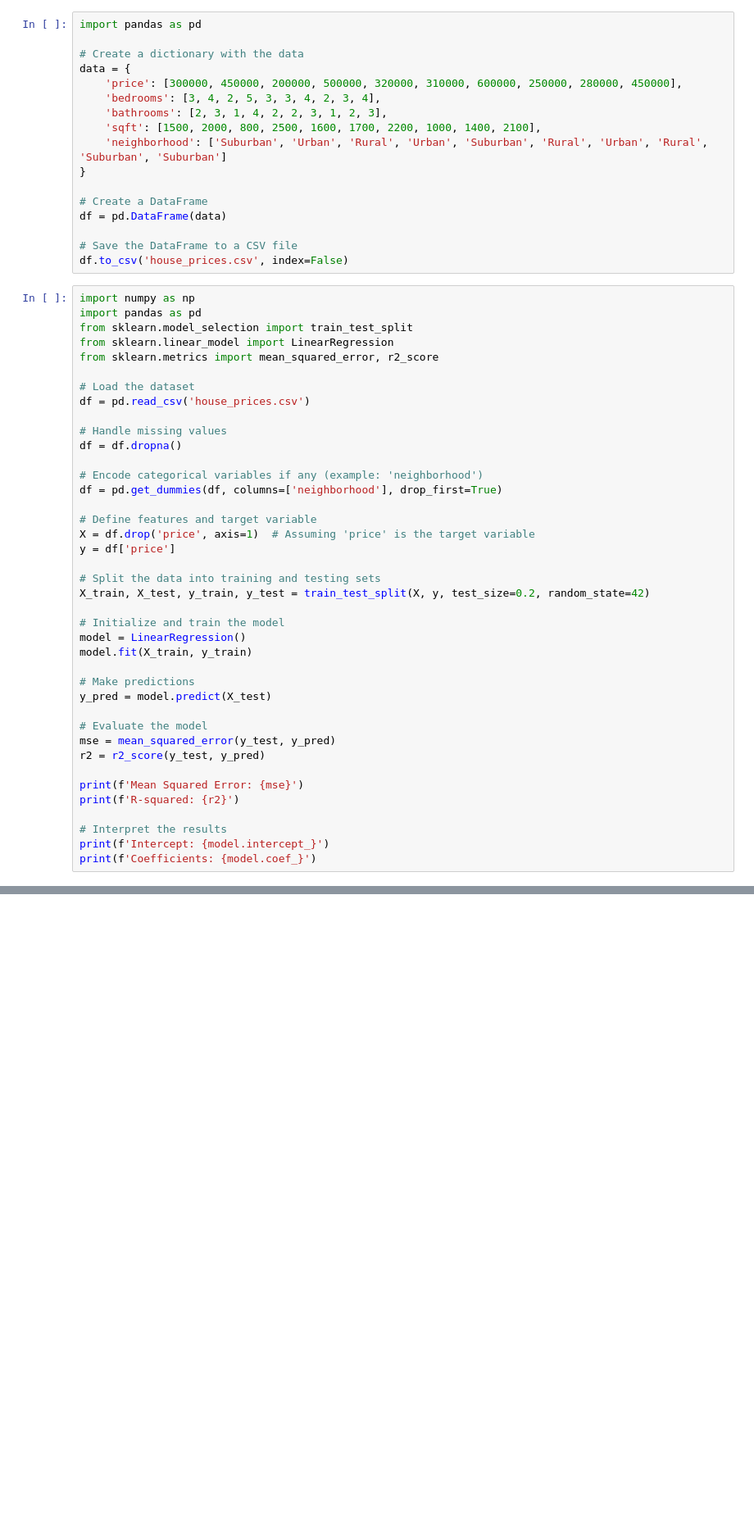
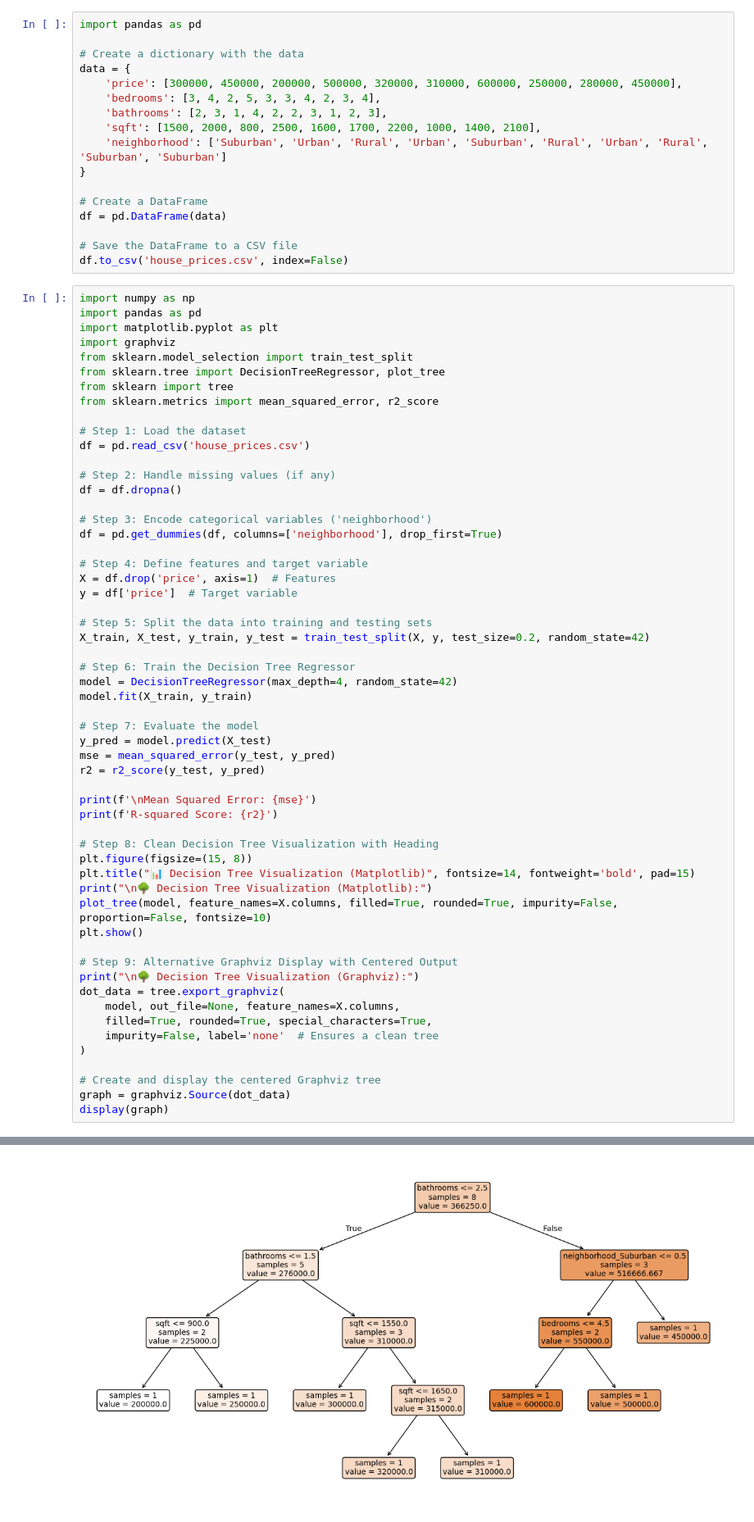
Before and after one commit to ShravyaMalogi/Machine_Learning, a Jupyter notebook: 09_DecisionTree.ipynb, the cells around one changed output, grey strips where cells are left out. Shown at 82% size. Saved outputs shown, nothing was run; the diff lists cells and outputs as text; blank space fills up the shorter version.

```diff
--- a/09_DecisionTree.ipynb
+++ b/09_DecisionTree.ipynb
@@ -18,41 +20,57 @@ df.to_csv('house_prices.csv', index=False)
 # %%
 import numpy as np
 import pandas as pd
+import matplotlib.pyplot as plt
+import graphviz
 from sklearn.model_selection import train_test_split
-from sklearn.linear_model import LinearRegression
+from sklearn.tree import DecisionTreeRegressor, plot_tree
+from sklearn import tree
 from sklearn.metrics import mean_squared_error, r2_score
 
-# Load the dataset
+# Step 1: Load the dataset
 df = pd.read_csv('house_prices.csv')
 
-# Handle missing values
+# Step 2: Handle missing values (if any)
 df = df.dropna()
 
-# Encode categorical variables if any (example: 'neighborhood')
+# Step 3: Encode categorical variables ('neighborhood')
 df = pd.get_dummies(df, columns=['neighborhood'], drop_first=True)
 
-# Define features and target variable
-X = df.drop('price', axis=1)  # Assuming 'price' is the target variable
-y = df['price']
+# Step 4: Define features and target variable
+X = df.drop('price', axis=1)  # Features
+y = df['price']  # Target variable
 
-# Split the data into training and testing sets
+# Step 5: Split the data into training and testing sets
 X_train, X_test, y_train, y_test = train_test_split(X, y, test_size=0.2, random_state=42)
 
-# Initialize and train the model
-model = LinearRegression()
+# Step 6: Train the Decision Tree Regressor
+model = DecisionTreeRegressor(max_depth=4, random_state=42)
 model.fit(X_train, y_train)
 
-# Make predictions
+# Step 7: Evaluate the model
 y_pred = model.predict(X_test)
-
-# Evaluate the model
 mse = mean_squared_error(y_test, y_pred)
 r2 = r2_score(y_test, y_pred)
 
-print(f'Mean Squared Error: {mse}')
-print(f'R-squared: {r2}')
+print(f'\nMean Squared Error: {mse}')
+print(f'R-squared Score: {r2}')
 
-# Interpret the results
-print(f'Intercept: {model.intercept_}')
-print(f'Coefficients: {model.coef_}')
+# Step 8: Clean Decision Tree Visualization with Heading
+plt.figure(figsize=(15, 8))
+plt.title("📊 Decision Tree Visualization (Matplotlib)", fontsize=14, fontweight='bold', pad=15)
+print("\n🌳 Decision Tree Visualization (Matplotlib):")
+plot_tree(model, feature_names=X.columns, filled=True, rounded=True, impurity=False, proportion=False, fontsize=10)
+plt.show()
+
+# Step 9: Alternative Graphviz Display with Centered Output
+print("\n🌳 Decision Tree Visualization (Graphviz):")
+dot_data = tree.export_graphviz(
+    model, out_file=None, feature_names=X.columns,
+    filled=True, rounded=True, special_characters=True,
+    impurity=False, label='none'  # Ensures a clean tree
+)
+
+# Create and display the centered Graphviz tree
+graph = graphviz.Source(dot_data)
+display(graph)
 # %% [output]
@@ -63,0 +81 @@ Coefficients: [-62484.37499998 -62484.37500001    313.4375      50687.5
+[figure, added]
```
Also changed, not shown: parts of 2 cells of this notebook.
